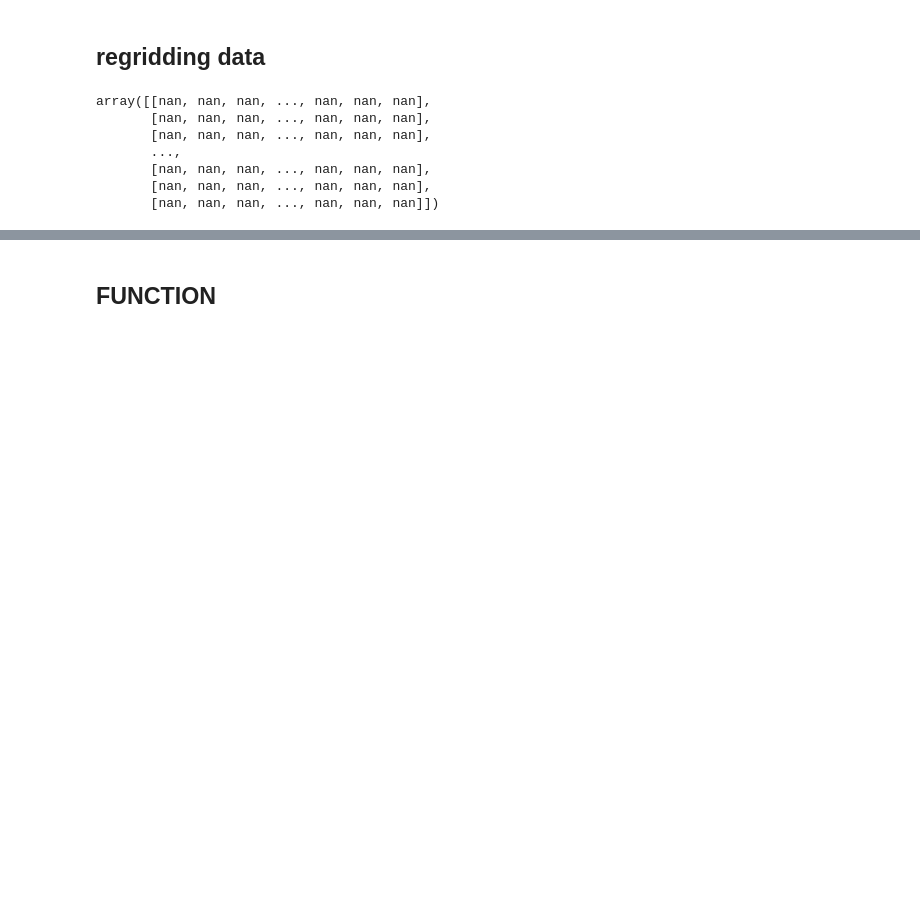
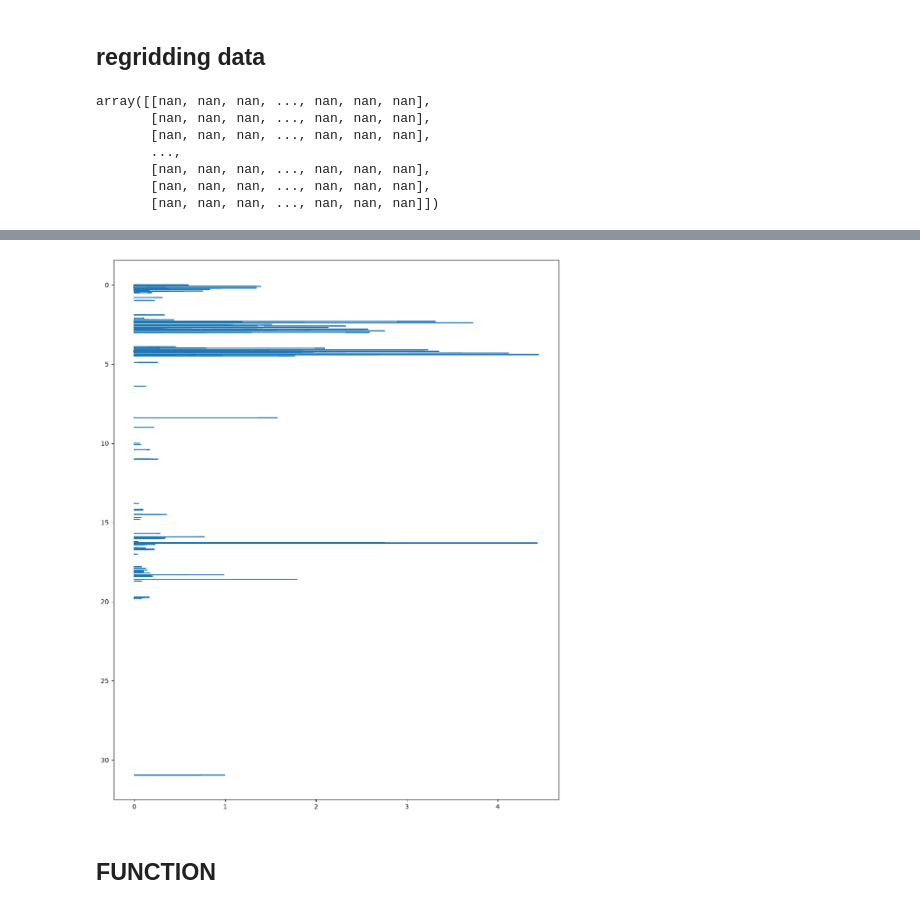
Before and after one commit to Lilah-Asalie/IBIS_Project, a Jupyter notebook: New_Subplots_ProMonths.ipynb, the cells around one changed output, grey strips where cells are left out. Drawn from its saved outputs; the diff is of its cells as text; code cells hidden in the pictures; blank space fills up the shorter version.

```diff
--- a/New_Subplots_ProMonths.ipynb
+++ b/New_Subplots_ProMonths.ipynb
@@ -251,3 +286,13 @@ df_gridded
+# %%
+fig = plt.figure(figsize=(10,12), layout='constrained')
+ax = fig.add_subplot()
+plot = ax.plot(df_gridded['CHLA_ADJUSTED'], df_gridded['PRES'])
+
+# ax.set_ylim(0,200)
+ax.invert_yaxis()
+# ax.set_title(title, fontsize=title_size)
+# %% [output]
+[figure, added]
 # %% [markdown]
 ## FUNCTION
 # %%
```
Also changed, not shown: parts of 3 cells of this notebook, 1 other file.
